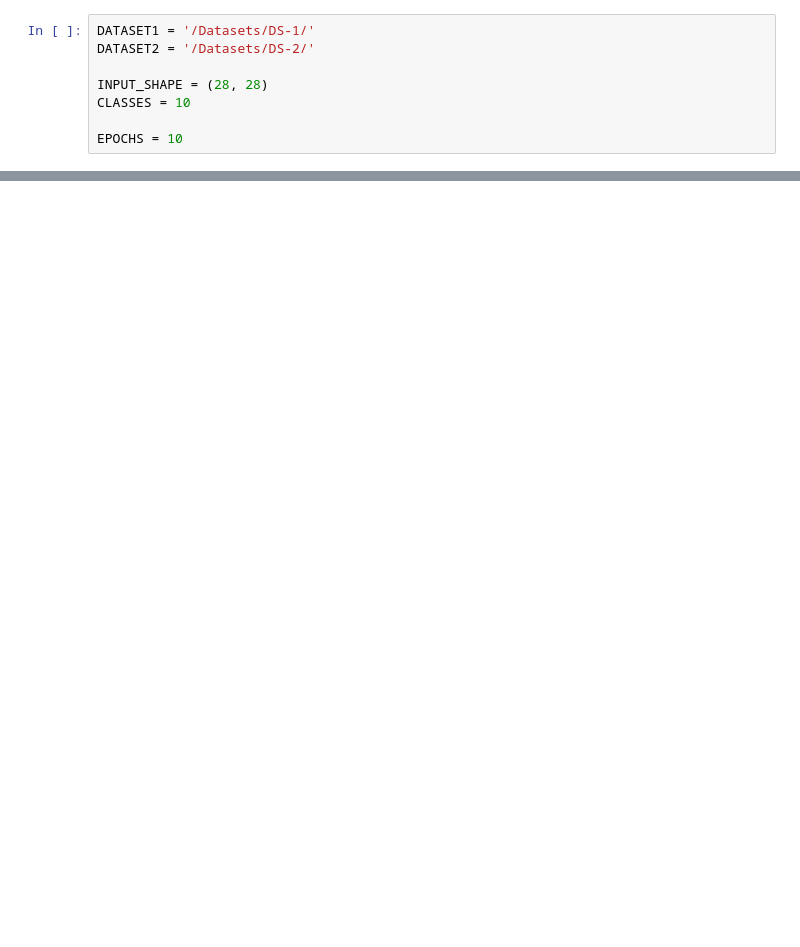
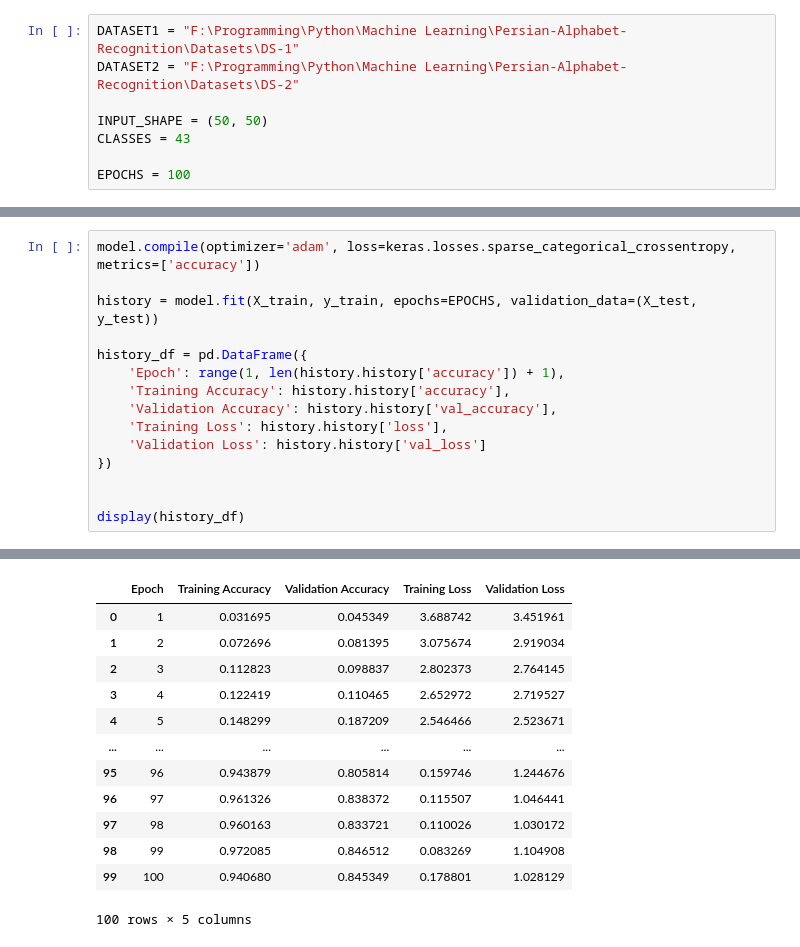
Before and after one commit to ArtinABS/Persian-Alphabet-Recognition, a Jupyter notebook: Models/Neural Network/ANN.ipynb, the cells around one changed output, grey strips where cells are left out. Drawn from its saved outputs; the diff is of its cells as text; blank space fills up the shorter version.

```diff
--- a/Models/Neural Network/ANN.ipynb
+++ b/Models/Neural Network/ANN.ipynb
@@ -8,8 +10,8 @@ import pandas as pd
 # %%
-DATASET1 = '/Datasets/DS-1/'
-DATASET2 = '/Datasets/DS-2/'
+DATASET1 = "F:\Programming\Python\Machine Learning\Persian-Alphabet-Recognition\Datasets\DS-1"
+DATASET2 = "F:\Programming\Python\Machine Learning\Persian-Alphabet-Recognition\Datasets\DS-2"
 
-INPUT_SHAPE = (28, 28)
-CLASSES = 10
+INPUT_SHAPE = (50, 50)
+CLASSES = 43
 
-EPOCHS = 10
+EPOCHS = 100
@@ -15,0 +114,16 @@ EPOCHS = 10
+# %%
+model.compile(optimizer='adam', loss=keras.losses.sparse_categorical_crossentropy, metrics=['accuracy'])
+
+history = model.fit(X_train, y_train, epochs=EPOCHS, validation_data=(X_test, y_test))
+
+history_df = pd.DataFrame({
+    'Epoch': range(1, len(history.history['accuracy']) + 1),
+    'Training Accuracy': history.history['accuracy'],
+    'Validation Accuracy': history.history['val_accuracy'],
+    'Training Loss': history.history['loss'],
+    'Validation Loss': history.history['val_loss']
+})
+
+
+display(history_df)
+# %% [output]
@@ -16 +147,14 @@ EPOCHS = 10
+|  | Epoch | Training Accuracy | Validation Accuracy | Training Loss | Validation Loss |
+| 0 | 1 | 0.031695 | 0.045349 | 3.688742 | 3.451961 |
+| 1 | 2 | 0.072696 | 0.081395 | 3.075674 | 2.919034 |
+| 2 | 3 | 0.112823 | 0.098837 | 2.802373 | 2.764145 |
+| 3 | 4 | 0.122419 | 0.110465 | 2.652972 | 2.719527 |
+| 4 | 5 | 0.148299 | 0.187209 | 2.546466 | 2.523671 |
+| ... | ... | ... | ... | ... | ... |
+| 95 | 96 | 0.943879 | 0.805814 | 0.159746 | 1.244676 |
+| 96 | 97 | 0.961326 | 0.838372 | 0.115507 | 1.046441 |
+| 97 | 98 | 0.960163 | 0.833721 | 0.110026 | 1.030172 |
+| 98 | 99 | 0.972085 | 0.846512 | 0.083269 | 1.104908 |
+| 99 | 100 | 0.940680 | 0.845349 | 0.178801 | 1.028129 |
+100 rows × 5 columns
 # %%
```
Also changed, not shown: parts of 7 cells of this notebook, 1 other file.
